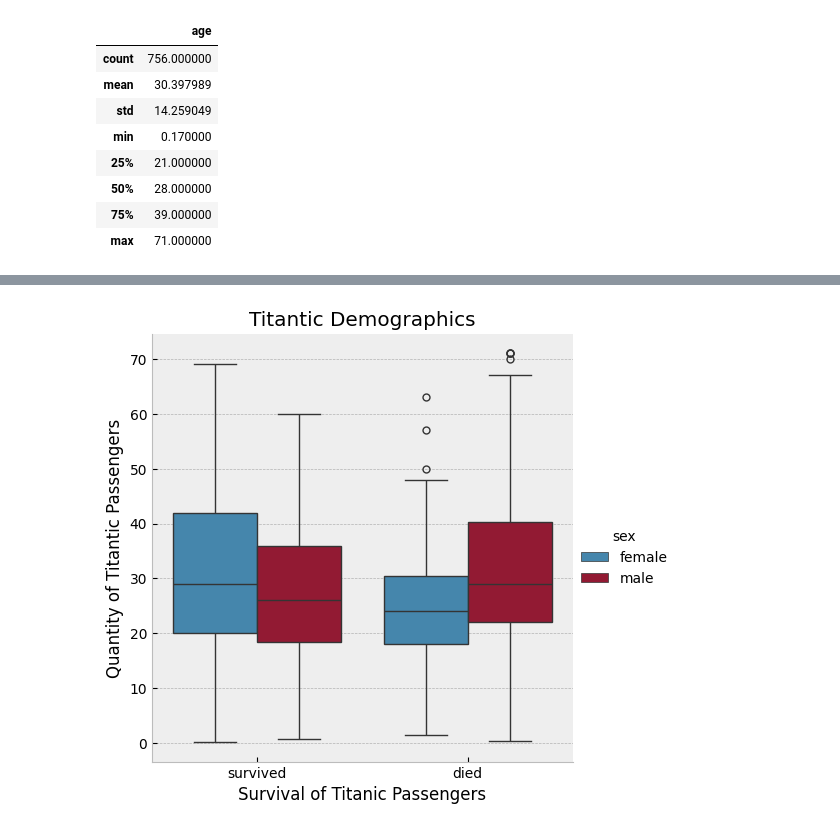
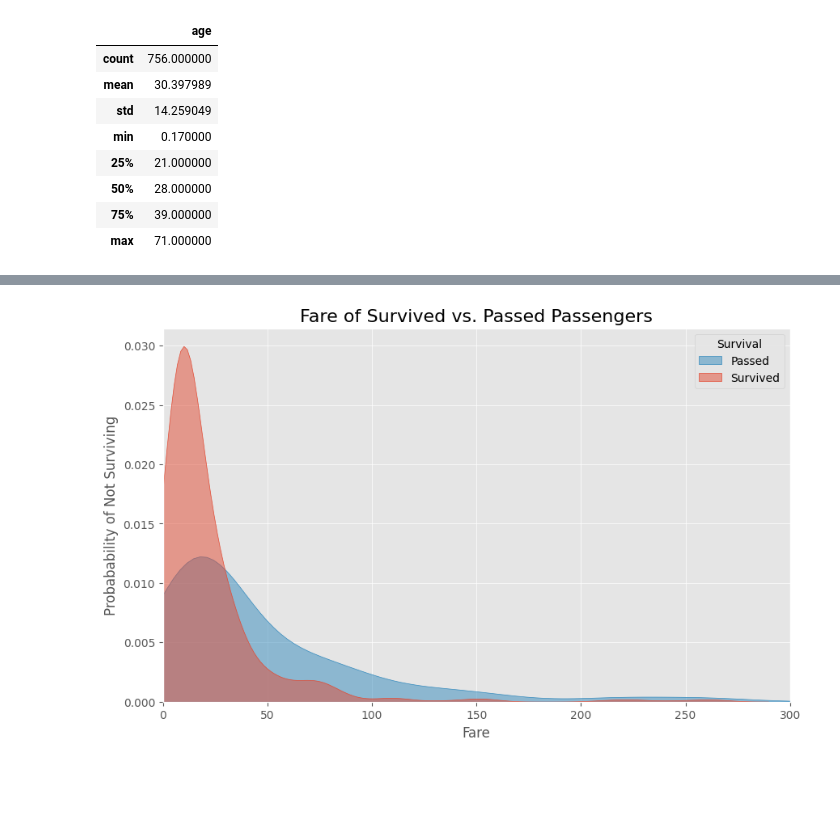
Before and after one commit to cmontg26/Data110, a Jupyter notebook: Week_5_6_Candace_Montgomery_Assignment.ipynb, the cells around one changed output, grey strips where cells are left out. Drawn from its saved outputs; the diff is of its cells as text; code cells hidden in the pictures; blank space fills up the shorter version.

```diff
--- a/Week_5_6_Candace_Montgomery_Assignment.ipynb
+++ b/Week_5_6_Candace_Montgomery_Assignment.ipynb
@@ -41,8 +60,17 @@ plt.show()
-# %%
-sns.catplot(data=df, x="survived", y="age", hue="sex", kind="box")
-plt.xlabel("Survival of Titanic Passengers")
-plt.ylabel("Quantity of Titantic Passengers")
-plt.title("Titantic Demographics")
-plt.show()
-# %% [output]
-[figure, removed]
+# %%
+df.dropna(subset=['fare'], inplace=True)
+
+plt.figure(figsize=(10, 6))
+
+# Plot KDEs
+sns.kdeplot(data=df, x='fare', hue='survived', fill=True, common_norm=False, alpha=0.5)
+
+plt.title('Fare of Survived vs. Passed Passengers', fontsize=16)
+plt.xlabel('Fare', fontsize=12)
+plt.ylabel('Probabability of Not Surviving', fontsize=12)
+plt.legend(title='Survival', labels=['Passed', 'Survived'])
+#Limit x-axis for better visibility
+plt.xlim(0, 300)
+plt.show()
+# %% [output]
+[figure, added]
```
Also changed, not shown: parts of 13 cells of this notebook.
